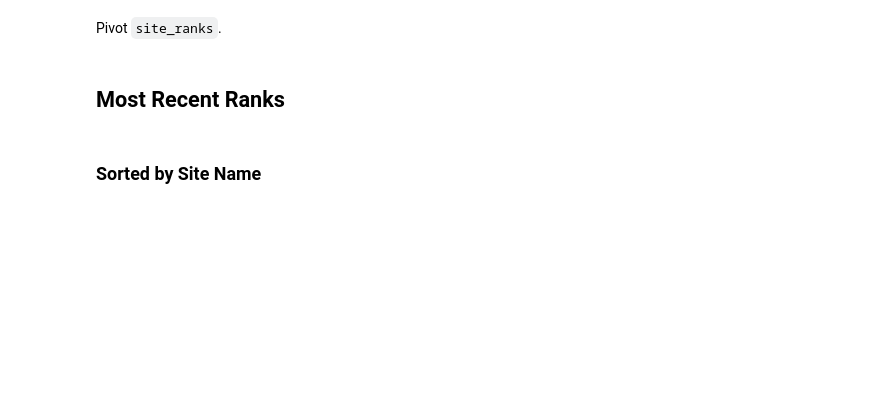
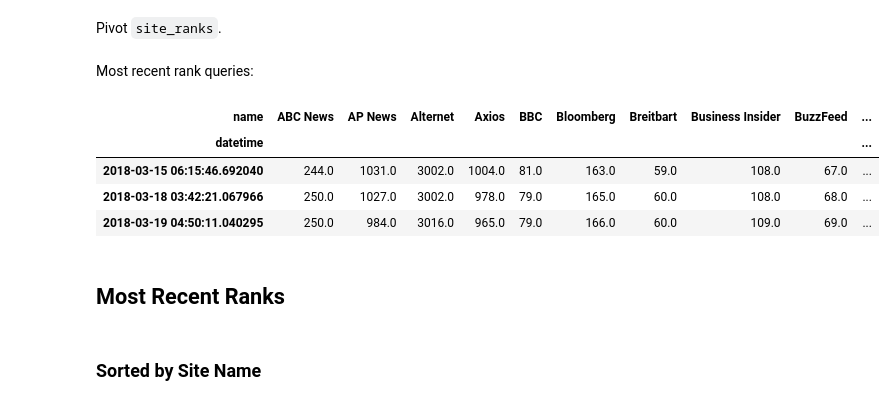
Before and after one commit to jgcorliss/online-news-alexa-ranks, a Jupyter notebook: Online News Alexa Ranks.ipynb, the cells around one changed output. Drawn from its saved outputs; the diff is of its cells as text; code cells hidden in the pictures; blank space fills up the shorter version.

```diff
--- a/Online News Alexa Ranks.ipynb
+++ b/Online News Alexa Ranks.ipynb
@@ -168,6 +172,16 @@ site_ranks.sample(3)
 Pivot `site_ranks`.
 # %%
 site_ranks = site_ranks.pivot(index='datetime', columns='name', values='rank')
+# %% [markdown]
+Most recent rank queries:
+# %%
+site_ranks.tail(3)
+# %% [output]
+| name | ABC News | AP News | Alternet | Axios | BBC | Bloomberg | Breitbart | Business Insider | BuzzFeed | ... |
+| datetime |  |  |  |  |  |  |  |  |  | ... |
+| 2018-03-15 06:15:46.692040 | 244.0 | 1031.0 | 3002.0 | 1004.0 | 81.0 | 163.0 | 59.0 | 108.0 | 67.0 | ... |
+| 2018-03-18 03:42:21.067966 | 250.0 | 1027.0 | 3002.0 | 978.0 | 79.0 | 165.0 | 60.0 | 108.0 | 68.0 | ... |
+| 2018-03-19 04:50:11.040295 | 250.0 | 984.0 | 3016.0 | 965.0 | 79.0 | 166.0 | 60.0 | 109.0 | 69.0 | ... |
 # %% [markdown]
 ## Most Recent Ranks
 # %% [markdown]
```
Also changed, not shown: parts of 15 cells of this notebook, 1 other file.
